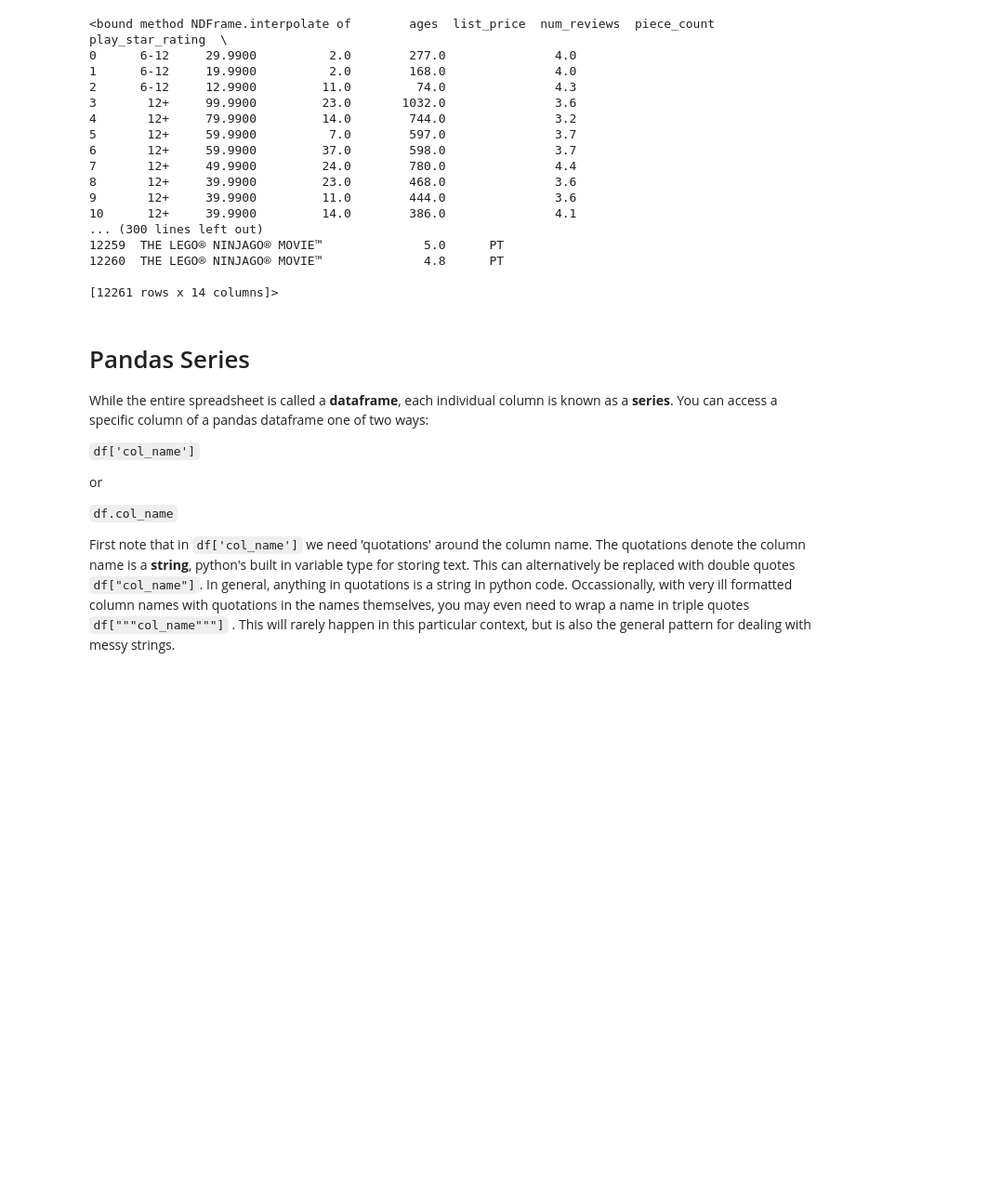
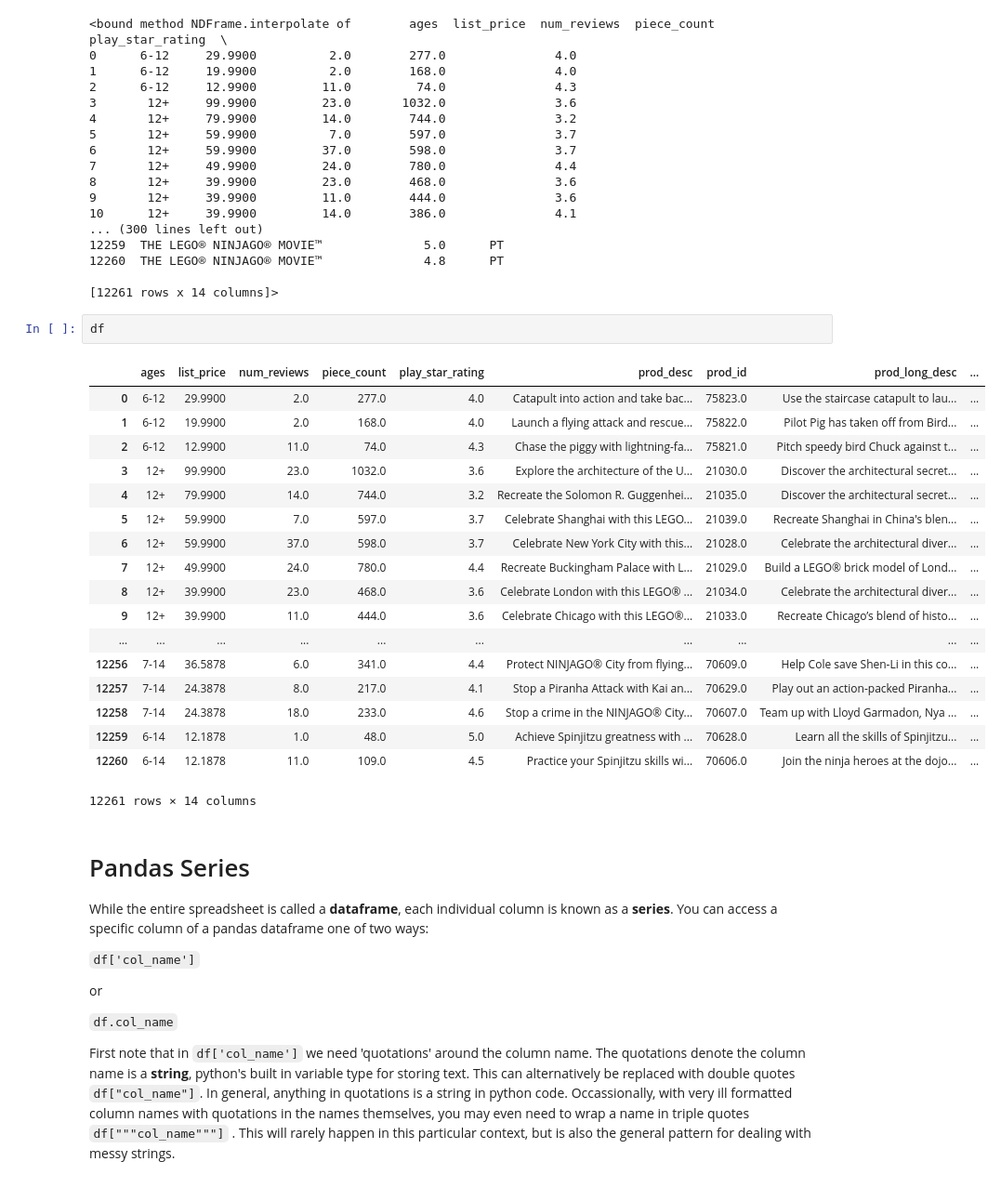
Before and after one commit to TSGreenwood/dsc-1-01-08-your-first-data-science-codealong-seattle-ds-career-040119, a Jupyter notebook: index.ipynb, the cells around one changed output. Shown: that part at 93% size. Cells and saved outputs as stored; diff of their text form; blank space fills up the shorter version.

Commit message:
Automatically backed up by Learn

```diff
--- a/index.ipynb
+++ b/index.ipynb
@@ -245,6 +245,27 @@ df.interpolate
 12260  THE LEGO® NINJAGO® MOVIE™              4.8      PT
 
 [12261 rows x 14 columns]>
+# %%
+df
+# %% [output]
+|  | ages | list_price | num_reviews | piece_count | play_star_rating | prod_desc | prod_id | prod_long_desc | ... |
+| 0 | 6-12 | 29.9900 | 2.0 | 277.0 | 4.0 | Catapult into action and take bac... | 75823.0 | Use the staircase catapult to lau... | ... |
+| 1 | 6-12 | 19.9900 | 2.0 | 168.0 | 4.0 | Launch a flying attack and rescue... | 75822.0 | Pilot Pig has taken off from Bird... | ... |
+| 2 | 6-12 | 12.9900 | 11.0 | 74.0 | 4.3 | Chase the piggy with lightning-fa... | 75821.0 | Pitch speedy bird Chuck against t... | ... |
+| 3 | 12+ | 99.9900 | 23.0 | 1032.0 | 3.6 | Explore the architecture of the U... | 21030.0 | Discover the architectural secret... | ... |
+| 4 | 12+ | 79.9900 | 14.0 | 744.0 | 3.2 | Recreate the Solomon R. Guggenhei... | 21035.0 | Discover the architectural secret... | ... |
+| 5 | 12+ | 59.9900 | 7.0 | 597.0 | 3.7 | Celebrate Shanghai with this LEGO... | 21039.0 | Recreate Shanghai in China's blen... | ... |
+| 6 | 12+ | 59.9900 | 37.0 | 598.0 | 3.7 | Celebrate New York City with this... | 21028.0 | Celebrate the architectural diver... | ... |
+| 7 | 12+ | 49.9900 | 24.0 | 780.0 | 4.4 | Recreate Buckingham Palace with L... | 21029.0 | Build a LEGO® brick model of Lond... | ... |
+| 8 | 12+ | 39.9900 | 23.0 | 468.0 | 3.6 | Celebrate London with this LEGO® ... | 21034.0 | Celebrate the architectural diver... | ... |
+| 9 | 12+ | 39.9900 | 11.0 | 444.0 | 3.6 | Celebrate Chicago with this LEGO®... | 21033.0 | Recreate Chicago’s blend of histo... | ... |
+| ... | ... | ... | ... | ... | ... | ... | ... | ... | ... |
+| 12256 | 7-14 | 36.5878 | 6.0 | 341.0 | 4.4 | Protect NINJAGO® City from flying... | 70609.0 | Help Cole save Shen-Li in this co... | ... |
+| 12257 | 7-14 | 24.3878 | 8.0 | 217.0 | 4.1 | Stop a Piranha Attack with Kai an... | 70629.0 | Play out an action-packed Piranha... | ... |
+| 12258 | 7-14 | 24.3878 | 18.0 | 233.0 | 4.6 | Stop a crime in the NINJAGO® City... | 70607.0 | Team up with Lloyd Garmadon, Nya ... | ... |
+| 12259 | 6-14 | 12.1878 | 1.0 | 48.0 | 5.0 | Achieve Spinjitzu greatness with ... | 70628.0 | Learn all the skills of Spinjitzu... | ... |
+| 12260 | 6-14 | 12.1878 | 11.0 | 109.0 | 4.5 | Practice your Spinjitzu skills wi... | 70606.0 | Join the ninja heroes at the dojo... | ... |
+12261 rows × 14 columns
 # %% [markdown]
 # Pandas Series
 
```
